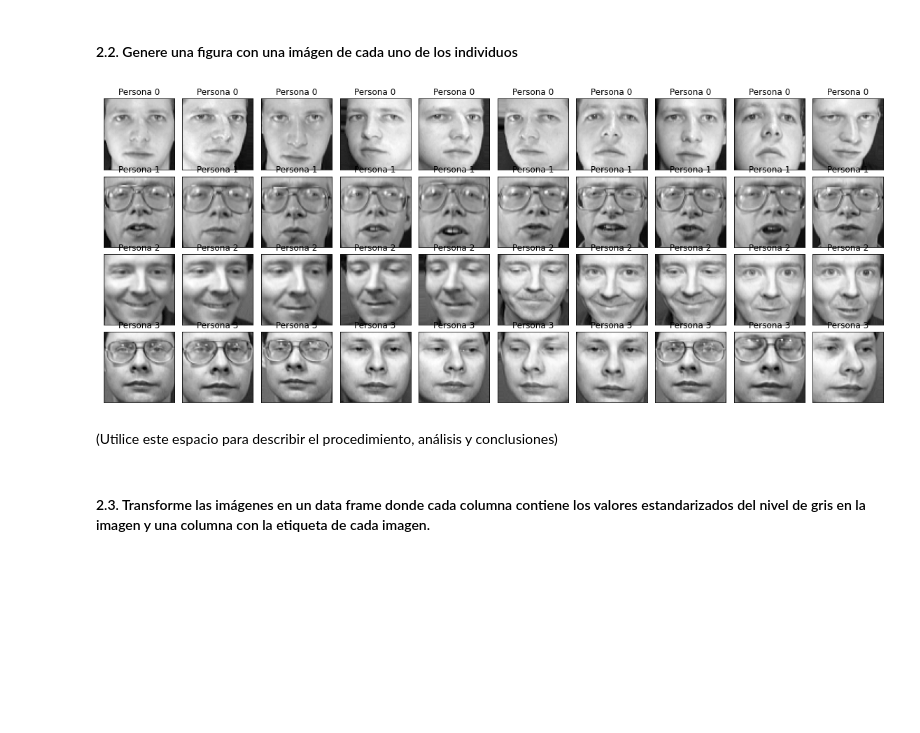
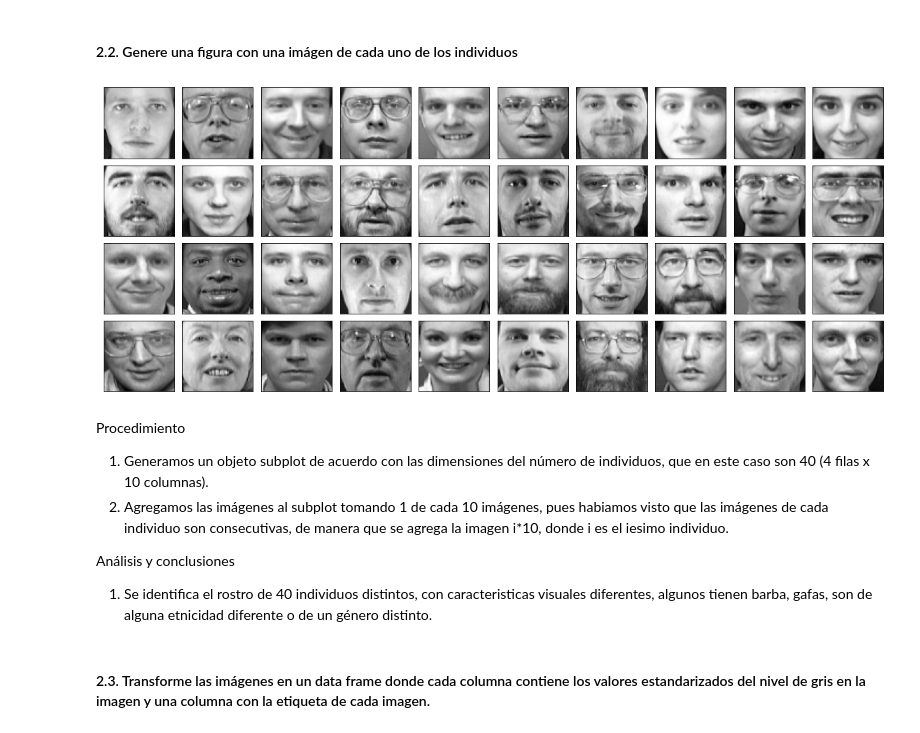
Before and after one commit to jddiaze/AprendizajeNoSupervisado, a Jupyter notebook: Semana3/S3_LC_Taller_Kmeans_Kmedoids.ipynb, the cells around one changed output. Saved outputs shown, nothing was run; the diff lists cells and outputs as text; code cells hidden in the pictures; blank space fills up the shorter version.

```diff
--- a/Semana3/S3_LC_Taller_Kmeans_Kmedoids.ipynb
+++ b/Semana3/S3_LC_Taller_Kmeans_Kmedoids.ipynb
@@ -90,25 +91,29 @@ Dimensión: 64 x 64
 # %% [markdown]
 #### 2.2. Genere una figura con una imágen de cada uno de los individuos
 # %%
-# Utilice este espacio para escribir el código.
 # Obtener las imágenes y etiquetas
 X_faces = data.data
 y_faces = data.target
 
 # Crear una figura con una cuadrícula de imágenes
 fig, axes = plt.subplots(4, 10, figsize=(20, 8),
                          subplot_kw={'xticks': [], 'yticks': []},
                          gridspec_kw=dict(hspace=0.1, wspace=0.1))
 
 for i, ax in enumerate(axes.flat):
-    ax.imshow(X_faces[i].reshape(64, 64), cmap='gray')
-    ax.set_title(f'Persona {y_faces[i]}')
+    ax.imshow(X_faces[i*10].reshape(64, 64), cmap='gray')
+    #ax.set_title(f'Persona {y_faces[i*10]}')
 
 plt.show()
 # %% [output]
-[figure, old version]
+[figure, new version]
-# %% [markdown]
-(Utilice este espacio para describir el procedimiento, análisis y conclusiones)
+# %% [markdown]
+Procedimiento
+1. Generamos un objeto subplot de acuerdo con las dimensiones del número de individuos, que en este caso son 40 (4 filas x 10 columnas).
+2. Agregamos las imágenes al subplot tomando 1 de cada 10 imágenes, pues habiamos visto que las imágenes de cada individuo son consecutivas, de manera que se agrega la imagen i*10, donde i es el iesimo individuo.
+
+Análisis y conclusiones
+1. Se identifica el rostro de 40 individuos distintos, con caracteristicas visuales diferentes, algunos tienen barba, gafas, son de alguna etnicidad diferente o de un género distinto.
 # %% [markdown]
 #### 2.3. Transforme las imágenes en un data frame donde cada columna contiene los valores estandarizados del nivel de gris en la imagen y una columna con la etiqueta de cada imagen.
 # %%
```
Also changed, not shown: parts of 8 cells of this notebook.
